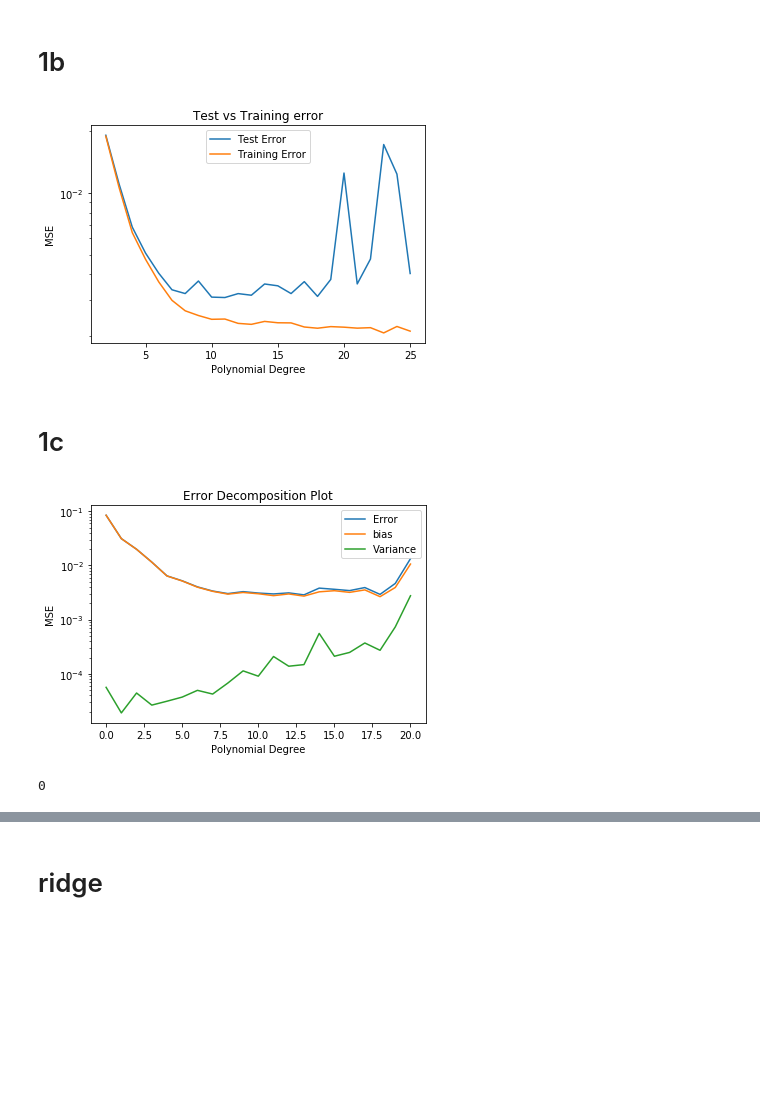
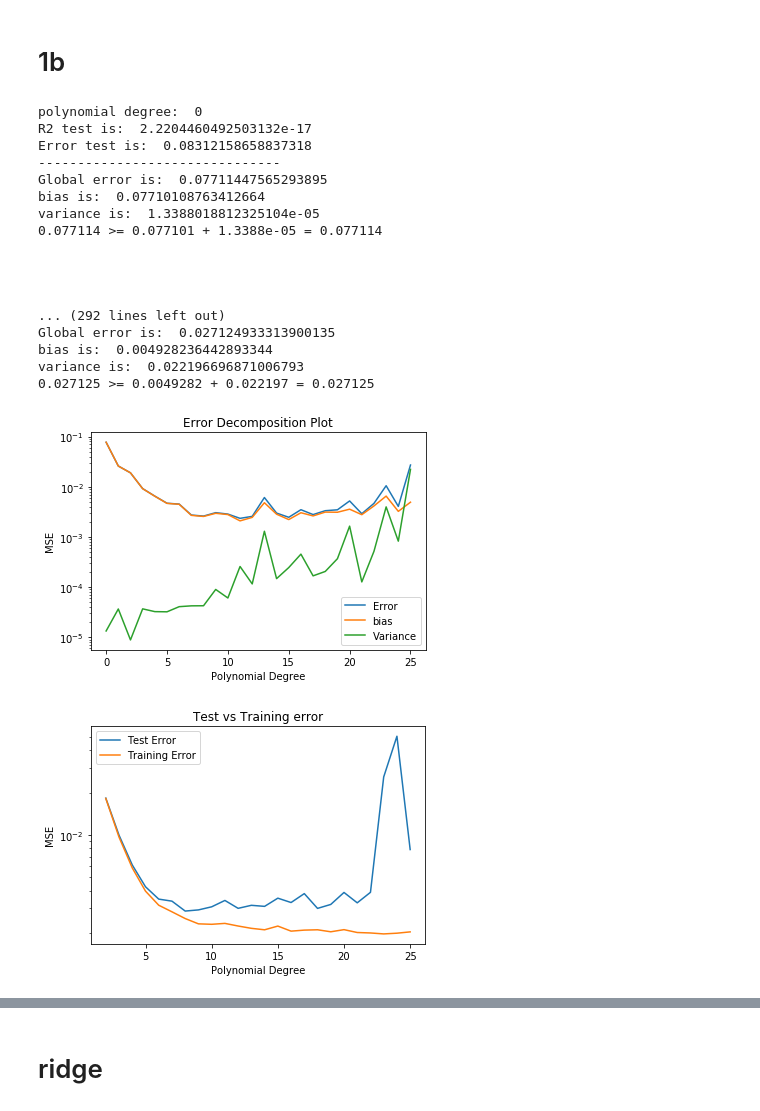
Before and after one commit to bruce-chappell/FYS4155, a Jupyter notebook: project1/proj1better.ipynb, the cells around one changed output, grey strips where cells are left out. Drawn from its saved outputs; the diff is of its cells as text; code cells hidden in the pictures; blank space fills up the shorter version.

```diff
--- a/project1/proj1better.ipynb
+++ b/project1/proj1better.ipynb
@@ -6,13 +6,15 @@ from itertools import *
 import numpy as np
 from franke import FrankeFunction
 import matplotlib.pyplot as plt
+import matplotlib.patches as patches
+from matplotlib.ticker import MultipleLocator
 from matplotlib import cm
 from mpl_toolkits.mplot3d import Axes3D
 from sklearn.model_selection import train_test_split
 from sklearn.linear_model import Lasso
 %matplotlib inline
 
-np.random.seed(69420666)
+np.random.seed(2019)
 
 def create_data(points = 10000, noise = .01):
 
@@ -210,7 +212,7 @@ def my_kfold(xdata, ydata, zdata, model_type, lamb = 0, order = 5, k=5):
     xtr_global, xtst_global, ytr_global, ytst_global, ztr_global, ztst_global = train_test_split(xdata,
                                                                                                  ydata,
                                                                                                  zdata,
-                                                                                                 test_size=0.2)
+                                                                                                 test_size=0.19)
     d_tst_global = build_design_matrix(xtst_global, ytst_global, order)
 
     idx_vec = np.arange(len(xtr_global))
@@ -232,7 +234,7 @@ def my_kfold(xdata, ydata, zdata, model_type, lamb = 0, order = 5, k=5):
             reg_object = Regression_methods(d_train, z_train, lamb = lamb)
             beta = reg_object.beta
         if (model_type == 'lasso'):
-            reg = Lasso(alpha = lamb,  max_iter = 10e6, tol = 0.001, fit_intercept = False)
+            reg = Lasso(alpha = lamb,  max_iter = 10e6, tol = 0.01, fit_intercept = False)
             reg.fit(d_train, z_train)
             beta = reg.coef_
 
@@ -347,9 +349,9 @@ def lambda_error(model_type, xdata, ydata, zdata, order, lambmax = 1, lambvecsiz
     '''
     loops over lambda for ridge and lassssssssssssssso
     '''
-    lvec = np.linspace(0, lambmax, lambvecsize)
+    lvec = np.logspace(-13, lambmax, num = lambvecsize)
     mse = np.zeros(lambvecsize)
-    r2 = np.zeros(lambvecsize)
+    #r2 = np.zeros(lambvecsize)
 
     X = build_design_matrix(xdata, ydata, order)
 
@@ -357,7 +359,9 @@ def lambda_error(model_type, xdata, ydata, zdata, order, lambmax = 1, lambvecsiz
         for i in range(lvec.shape[0]):
             regr = Regression_methods( X, zdata, lamb = lvec[i])
             mse[i] = regr.ms_error()
-            r2[i] = regr.R2score()
+            #r2[i] = regr.R2score()
+            #_, _, _, _, _, error_global, _, _ = my_kfold(xdata, ydata, zdata, model_type, lamb = lvec[i], order = order, k=5)
+            #mse[i] = error_global
 
         if (plot == True):
             fig = plt.figure(4)
@@ -376,7 +380,7 @@ def lambda_error(model_type, xdata, ydata, zdata, order, lambmax = 1, lambvecsiz
 
     if (model_type == 'lasso'):
         for i in range(lvec.shape[0]):
-            reg = Lasso(alpha = lvec[i],  max_iter = 10e4, tol = 0.001, fit_intercept = False)
+            reg = Lasso(alpha = lvec[i],  max_iter = 10e4, tol = 0.5, fit_intercept = False)
             reg.fit(X,zdata)
             beta = reg.coef_
             zpred = reg.predict(X)
@@ -401,7 +405,7 @@ def lambda_error(model_type, xdata, ydata, zdata, order, lambmax = 1, lambvecsiz
             plt.show()
 
 
-        return mse, r2
+    return mse, lvec
 
 def lasso_fit(xdata, ydata, zdata, order, lamb):
 
@@ -417,7 +421,7 @@ def lasso_fit(xdata, ydata, zdata, order, lamb):
 # %% [markdown]
 # 1a
 # %%
-x_array, y_array, _, z_array = create_data(points = 1000, noise = 1)
+x_array, y_array, _, z_array = create_data(points = 1000, noise = 0.05)
 
 A = build_design_matrix(x_array, y_array, 5)
 
@@ -445,18 +449,31 @@ R2 Score:  0.08690142539101398
 # %%
 degree, ols_err_tst, ols_err_trn, ols_err_gbl, ols_bias, ols_var = bias_variance(x_array,
                                                                                  y_array,
                                                                                  z_array,
                                                                                  'ols',
                                                                                  lamb = 0,
                                                                                  poly_order = 25,
                                                                                  k=5,
-                                                                                 testtrainplot = True)
+
+                                                                                 printval = True
+                                                                                 )
 # %% [output]
+polynomial degree:  0
+R2 test is:  2.2204460492503132e-17
+Error test is:  0.08312158658837318
+-------------------------------
+Global error is:  0.07711447565293895
+bias is:  0.07710108763412664
+variance is:  1.3388018812325104e-05
+0.077114 >= 0.077101 + 1.3388e-05 = 0.077114
+
+
+
+
+... (292 lines left out)
+Global error is:  0.027124933313900135
+bias is:  0.004928236442893344
+variance is:  0.022196696871006793
+0.027125 >= 0.0049282 + 0.022197 = 0.027125
-[figure, old version]
+[figure, new version]
+[figure, added]
-# %% [markdown]
-# 1c
-# %%
-bias_variance(x_array, y_array, z_array, 'ols', lamb = 0, poly_order = 20, k=5, bvplot = True, printval = False)
-# %% [output]
-[figure, removed]
-0
```
Also changed, not shown: parts of 24 cells of this notebook.
